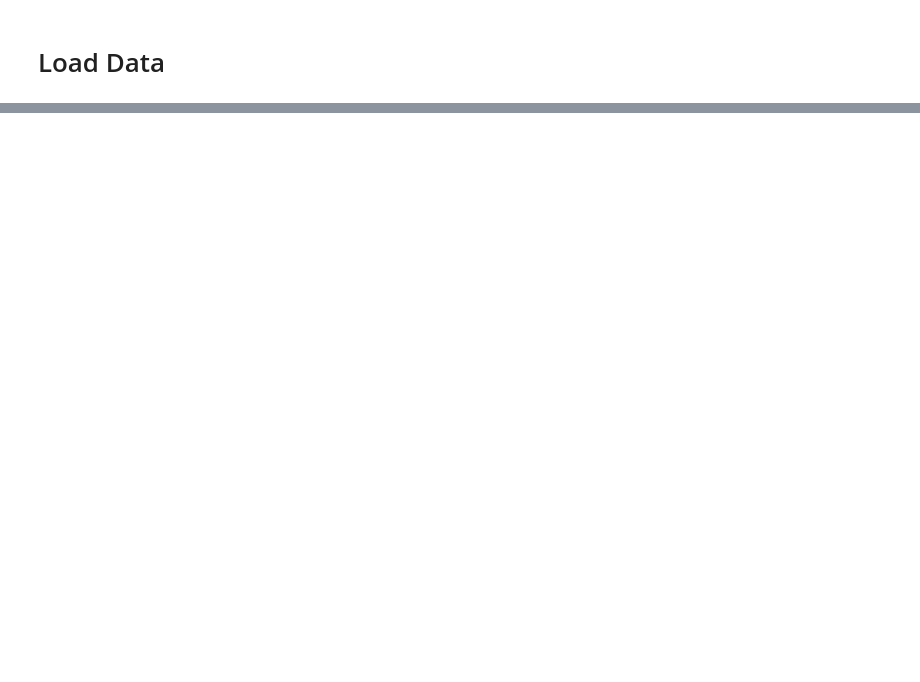
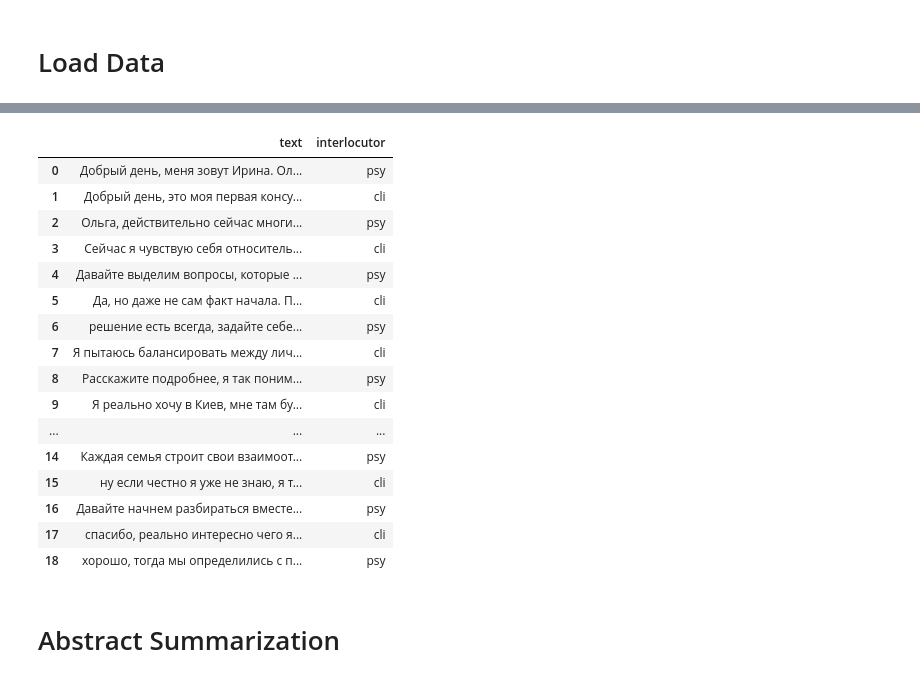
Before and after one commit to Teasotea/TextSummarization, a Jupyter notebook: TextSummarization.ipynb, the cells around one changed output, grey strips where cells are left out. Saved outputs shown, nothing was run; the diff lists cells and outputs as text; code cells hidden in the pictures; blank space fills up the shorter version.

```diff
--- a/TextSummarization.ipynb
+++ b/TextSummarization.ipynb
@@ -28,3 +28,29 @@ conversation_df
 | 16 | Психолог: Давайте начнем разбират... |
 | 17 | Ольга: спасибо, реально интересно... |
 | 18 | Психолог: хорошо, тогда мы опреде... |
+# %%
+conversation_df['interlocutor'] = conversation_df.apply(lambda x: 'cli' if x.text.lower().startswith('о') else 'psy', axis=1)
+conversation_df['text'] = conversation_df['text'].apply(lambda x: x.strip().split(' ', 1)[1] if x.strip().lower().startswith('психолог') | x.strip().lower().startswith('о') else x.strip())
+psy_df = conversation_df[conversation_df['interlocutor'] == 'psy']
+cli_df = conversation_df[conversation_df['interlocutor'] == 'cli']
+conversation_df.style.set_properties(**{'text-align': 'left'})
+# %% [output]
+|  | text | interlocutor |
+| 0 | Добрый день, меня зовут Ирина. Ол... | psy |
+| 1 | Добрый день, это моя первая консу... | cli |
+| 2 | Ольга, действительно сейчас многи... | psy |
+| 3 | Сейчас я чувствую себя относитель... | cli |
+| 4 | Давайте выделим вопросы, которые ... | psy |
+| 5 | Да, но даже не сам факт начала. П... | cli |
+| 6 | решение есть всегда, задайте себе... | psy |
+| 7 | Я пытаюсь балансировать между лич... | cli |
+| 8 | Расскажите подробнее, я так поним... | psy |
+| 9 | Я реально хочу в Киев, мне там бу... | cli |
+| ... | ... | ... |
+| 14 | Каждая семья строит свои взаимоот... | psy |
+| 15 | ну если честно я уже не знаю, я т... | cli |
+| 16 | Давайте начнем разбираться вместе... | psy |
+| 17 | спасибо, реально интересно чего я... | cli |
+| 18 | хорошо, тогда мы определились с п... | psy |
+# %% [markdown]
+# Abstract Summarization
```
Also changed, not shown: parts of 1 cell of this notebook.
